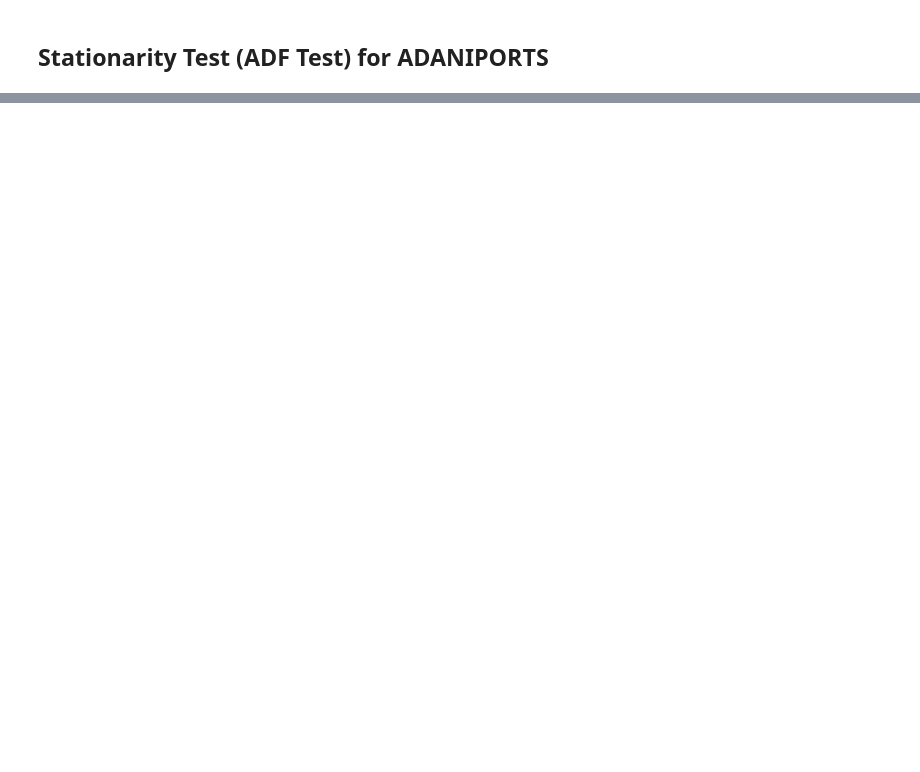
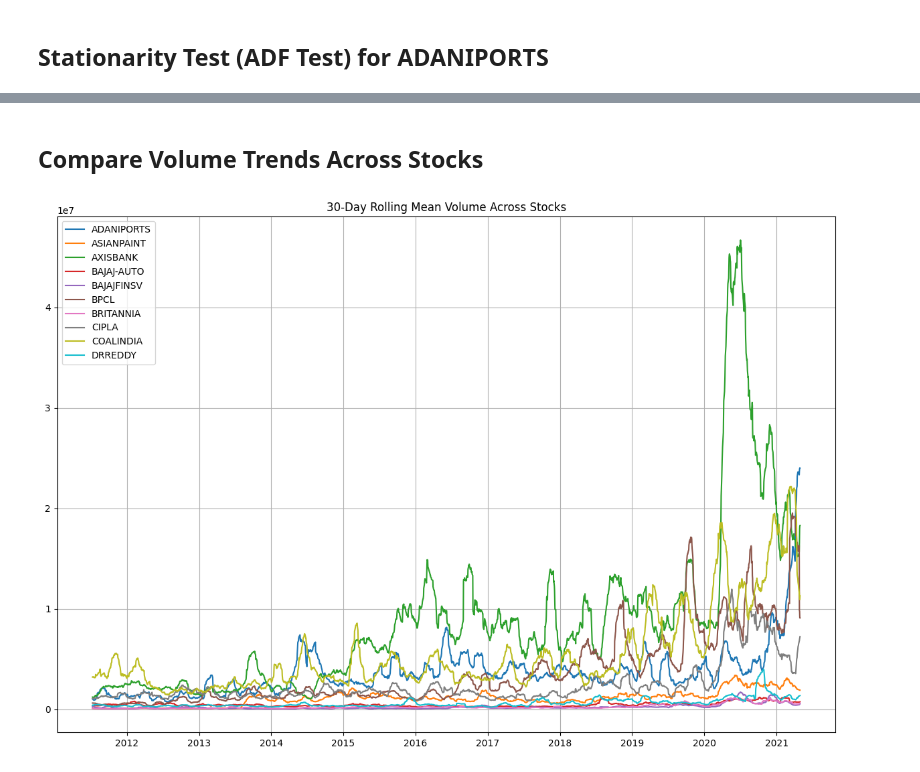
Before and after one commit to harshjoshi23/nifty50-trading-bot, a Jupyter notebook: src/detailed_Eda.ipynb, the cells around one changed output, grey strips where cells are left out. Saved outputs shown, nothing was run; the diff lists cells and outputs as text; code cells hidden in the pictures; blank space fills up the shorter version.

```diff
--- a/src/detailed_Eda.ipynb
+++ b/src/detailed_Eda.ipynb
@@ -132,0 +190,5 @@ plt.show()
+# %%
+for stock, stock_df in data_dict.items():
+    if stock_df is not None:
+        print(f"\nMissing Values in {stock}:")
+        print(stock_df.isnull().sum())
@@ -132,0 +215,8 @@ plt.show()
+# %%
+
+for stock, stock_df in data_dict.items():
+    if stock_df is not None:
+        # Fill forward and then drop any remaining NaNs
+        stock_df.fillna(method='ffill', inplace=True)
+        stock_df.dropna(inplace=True)
+        print(f"{stock} - Rows after cleaning: {len(stock_df)}")
@@ -171,0 +272,14 @@ print('Critical Values:', result[4])
+# %% [markdown]
+## Compare Volume Trends Across Stocks
+# %%
+
+plt.figure(figsize=(15, 10))
+for stock, stock_df in data_dict.items():
+    if stock_df is not None:
+        plt.plot(stock_df.index, stock_df['Volume'].rolling(window=30).mean(), label=stock.replace('.csv', ''))
+plt.title('30-Day Rolling Mean Volume Across Stocks')
+plt.legend()
+plt.grid()
+plt.show()
+# %% [output]
+[figure, added]
```
Also changed, not shown: parts of 34 cells of this notebook, 11 other files.
